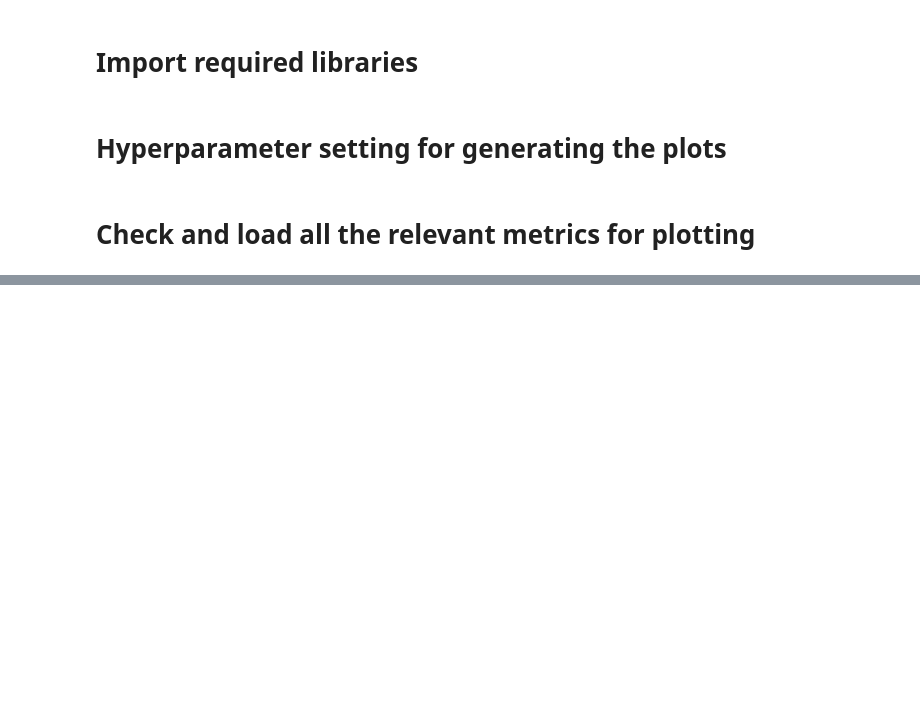
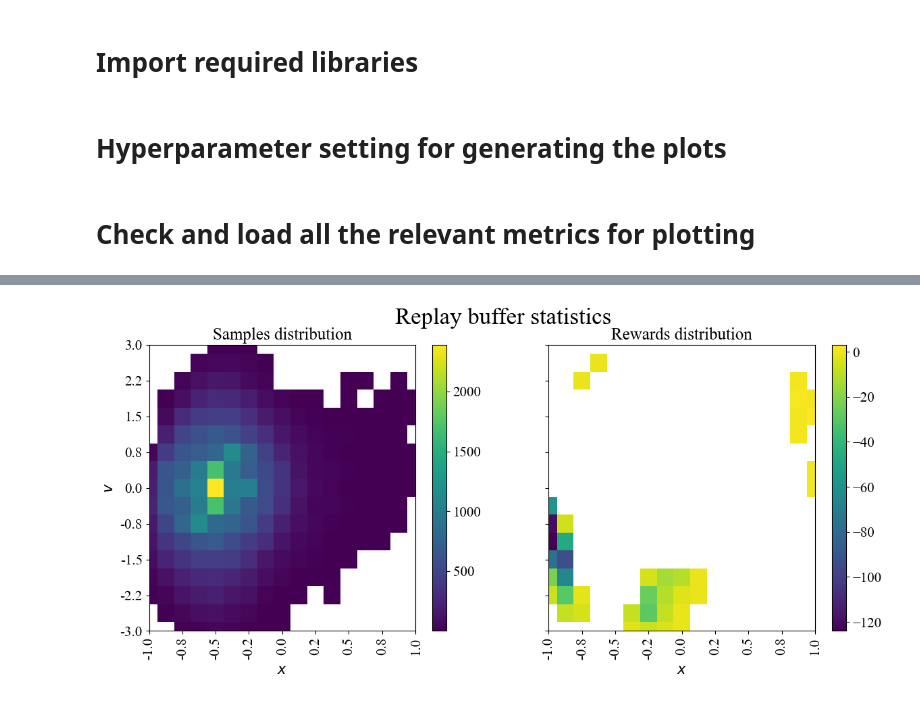
Before and after one commit to theovincent/slimDQN, a Jupyter notebook: experiments/CarOnHill/plots.ipynb, the cells around one changed output, grey strips where cells are left out. Saved outputs shown, nothing was run; the diff lists cells and outputs as text; code cells hidden in the pictures; blank space fills up the shorter version.

```diff
--- a/experiments/CarOnHill/plots.ipynb
+++ b/experiments/CarOnHill/plots.ipynb
@@ -16,17 +16,14 @@ BASE_PATH = "logs/"
 experiments_to_run = ['test/FQI']
 # Set these value to True if you want to generate these plots
 SAMPLES_DISTRIBUTION = True
-TD_ERROR_ON_RB_DATA = True
-TD_ERROR_ON_GRID = True
-DIFF_FROM_OPT_Q = True
-DIFF_FROM_OPT_V = True
-PERFORMANCE_LOSS_Q = True
-PERFORMANCE_LOSS_V= True
+PERFORMANCE_LOSS = True
+APPROX_ERROR_ON_RB_DATA = True
 BELLMAN_ITERATIONS_FOR_POLICY = [5, 10, 15, 20, 25, 29]
 BELLMAN_ITERATIONS_FOR_PERFORMANCE_LOSS = [5, 10, 15, 20, 25, 29]
-if DIFF_FROM_OPT_Q or PERFORMANCE_LOSS_Q:
+OVERESTIMATION_ERROR=True
+if PERFORMANCE_LOSS:
     OPT_Q = np.load(os.path.join(BASE_PATH, "Q*.npy"))
-if DIFF_FROM_OPT_V or PERFORMANCE_LOSS_V:
+if len(BELLMAN_ITERATIONS_FOR_PERFORMANCE_LOSS) > 0:
     OPT_V = np.load(os.path.join(BASE_PATH, "V*.npy"))
 # %% [markdown]
 # Check and load all the relevant metrics for plotting
@@ -41,25 +38,18 @@ for experiment in experiment_seed_folder_map:
     if SAMPLES_DISTRIBUTION:
         metrics[experiment].setdefault("samples_distribution",  np.load(os.path.join(BASE_PATH, experiment, "samples_stats.npy")))
         metrics[experiment].setdefault("rewards_distribution", np.load(os.path.join(BASE_PATH, experiment, "rewards_stats.npy")))
-    if TD_ERROR_ON_GRID or DIFF_FROM_OPT_Q or DIFF_FROM_OPT_V or PERFORMANCE_LOSS_Q or PERFORMANCE_LOSS_V or len(BELLMAN_ITERATIONS_FOR_PERFORMANCE_LOSS)>0:
+    if PERFORMANCE_LOSS or len(BELLMAN_ITERATIONS_FOR_PERFORMANCE_LOSS)>0 or OVERESTIMATION_ERROR:
         metrics[experiment].setdefault("samples_distribution",  np.load(os.path.join(BASE_PATH, experiment, "samples_stats.npy")))
         metrics[experiment].setdefault("scaling",  metrics[experiment]["samples_distribution"]/metrics[experiment]["samples_distribution"].sum())
-    if TD_ERROR_ON_RB_DATA:
+    if PERFORMANCE_LOSS:
+        metrics[experiment].setdefault("q_pi_i", {seed_run: np.load(os.path.join(BASE_PATH, experiment, seed_run, "q_pi_i.npy")) for seed_run in experiment_seed_folder_map[experiment]})
+    if APPROX_ERROR_ON_RB_DATA:
         metrics[experiment].setdefault("T_q_rb", {seed_run: np.load(os.path.join(BASE_PATH, experiment, seed_run, "T_q_rb.npy")) for seed_run in experiment_seed_folder_map[experiment]})
         metrics[experiment].setdefault("q_i_rb", {seed_run: np.load(os.path.join(BASE_PATH, experiment, seed_run, "q_i_rb.npy")) for seed_run in experiment_seed_folder_map[experiment]})
         metrics[experiment].setdefault("rb_store", load_replay_buffer_store(os.path.join(BASE_PATH, experiment, "replay_buffer.json")))
-    if TD_ERROR_ON_GRID:
-        metrics[experiment].setdefault("T_q_grid", {seed_run: np.load(os.path.join(BASE_PATH, experiment, seed_run, "T_q_grid.npy")) for seed_run in experiment_seed_folder_map[experiment]})
-        metrics[experiment].setdefault("q_i_grid", {seed_run: np.load(os.path.join(BASE_PATH, experiment, seed_run, "q_i_grid.npy")) for seed_run in experiment_seed_folder_map[experiment]})
-    if DIFF_FROM_OPT_Q or DIFF_FROM_OPT_V:
-        metrics[experiment].setdefault("q_i_grid", {seed_run: np.load(os.path.join(BASE_PATH, experiment, seed_run, "q_i_rb.npy")) for seed_run in experiment_seed_folder_map[experiment]})
-    if PERFORMANCE_LOSS_Q or PERFORMANCE_LOSS_V:
-        metrics[experiment].setdefault("q_pi_i", {seed_run: np.load(os.path.join(BASE_PATH, experiment, seed_run, "q_pi_i.npy")) for seed_run in experiment_seed_folder_map[experiment]})
-        if PERFORMANCE_LOSS_V:
-            metrics[experiment].setdefault("q_i_grid", {seed_run: np.load(os.path.join(BASE_PATH, experiment, seed_run, "q_i_grid.npy")) for seed_run in experiment_seed_folder_map[experiment]})
     if len(BELLMAN_ITERATIONS_FOR_POLICY) > 0:
         metrics[experiment].setdefault(f"q_i_grid", {seed_run: np.load(os.path.join(BASE_PATH, experiment, seed_run, "q_i_grid.npy")) for seed_run in experiment_seed_folder_map[experiment]})
-    if len(BELLMAN_ITERATIONS_FOR_PERFORMANCE_LOSS):
+    if len(BELLMAN_ITERATIONS_FOR_PERFORMANCE_LOSS) > 0 or OVERESTIMATION_ERROR:
         metrics[experiment].setdefault("q_pi_i", {seed_run: np.load(os.path.join(BASE_PATH, experiment, seed_run, "q_pi_i.npy")) for seed_run in experiment_seed_folder_map[experiment]})
         metrics[experiment].setdefault("q_i_grid", {seed_run: np.load(os.path.join(BASE_PATH, experiment, seed_run, "q_i_grid.npy")) for seed_run in experiment_seed_folder_map[experiment]})
 # %% [markdown]
@@ -74,0 +58,12 @@ for experiment in experiment_seed_folder_map:
+# %%
+if SAMPLES_DISTRIBUTION:
+    TITLES = {"samples_distribution": "Samples distribution",
+              "rewards_distribution": "Rewards distribution"}
+    for experiment in experiment_seed_folder_map:
+        plot_on_grid(values={TITLES[p]: metrics[experiment][p] for p in ["samples_distribution", "rewards_distribution"]},
+                     shared_cmap=False,
+                     zeros_to_nan=True,
+                     title="Replay buffer statistics"
+                     ).savefig(os.path.join(BASE_PATH, experiment, "samples_distribution.pdf"), bbox_inches='tight')
+# %% [output]
+[figure, added]
```
Also changed, not shown: parts of 24 cells of this notebook, 2 other files.
